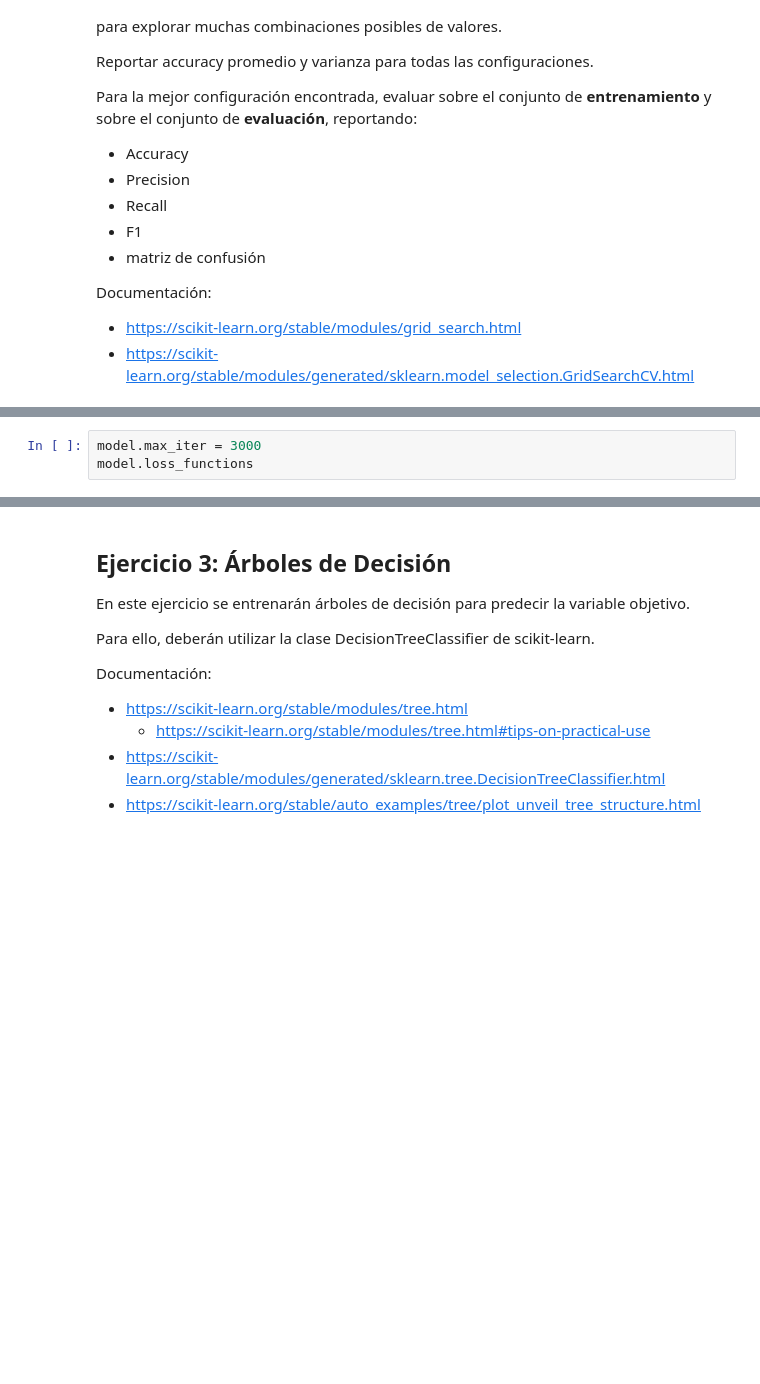
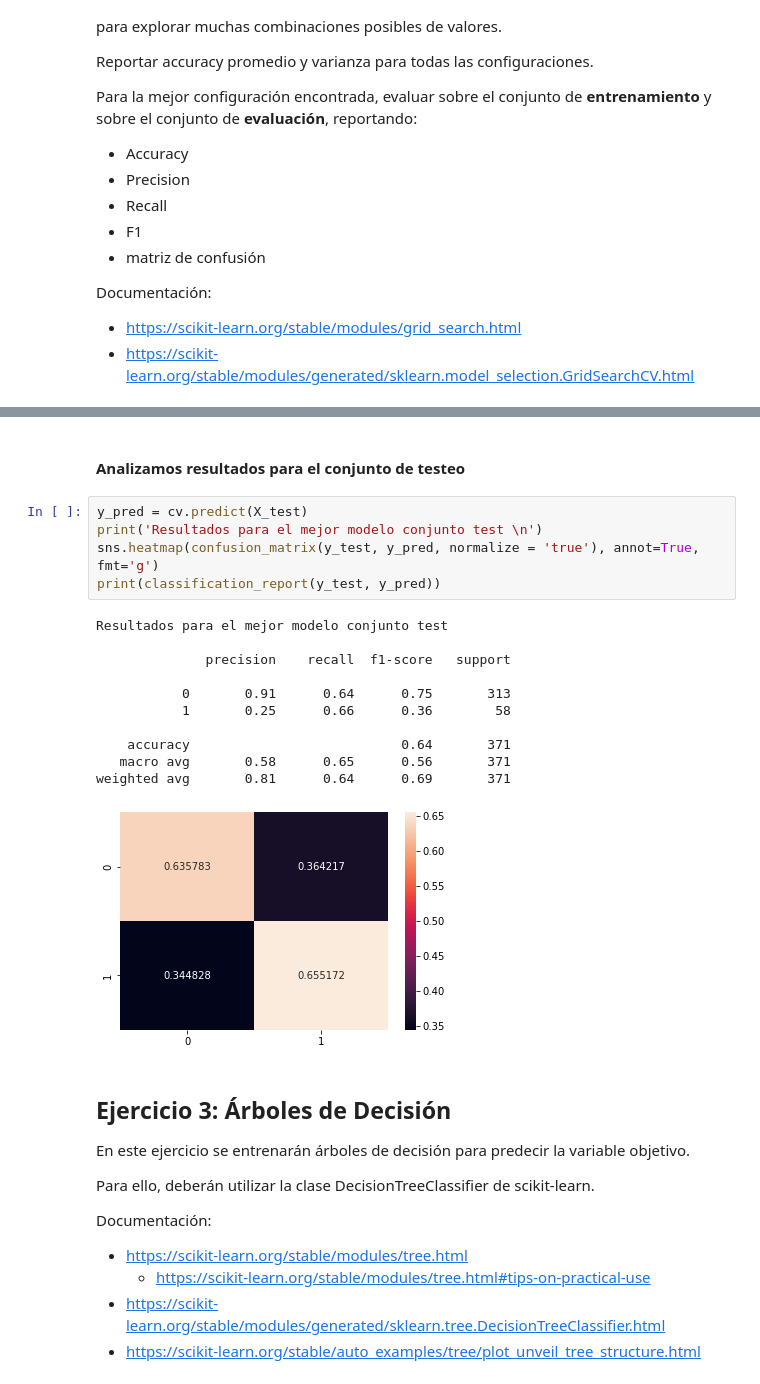
Before and after one commit to donlucas1/Grupo10, a Jupyter notebook: introml/Grupo_10_IntroML_Entregable_Parte_2.ipynb, the cells around one changed output, grey strips where cells are left out. Saved outputs shown, nothing was run; the diff lists cells and outputs as text; blank space fills up the shorter version.

```diff
--- a/introml/Grupo_10_IntroML_Entregable_Parte_2.ipynb
+++ b/introml/Grupo_10_IntroML_Entregable_Parte_2.ipynb
@@ -315,3 +175,0 @@ model.get_params()
-# %%
-model.max_iter = 3000
-model.loss_functions
@@ -567,3 +247,22 @@ ax.set(ylabel="Predicted Label", xlabel="True Label")
+# %% [markdown]
+#### Analizamos resultados para el conjunto de testeo
+# %%
+y_pred = cv.predict(X_test)
+print('Resultados para el mejor modelo conjunto test \n')
+sns.heatmap(confusion_matrix(y_test, y_pred, normalize = 'true'), annot=True, fmt='g')
+print(classification_report(y_test, y_pred))
+# %% [output]
+Resultados para el mejor modelo conjunto test
+
+              precision    recall  f1-score   support
+
+           0       0.91      0.64      0.75       313
+           1       0.25      0.66      0.36        58
+
+    accuracy                           0.64       371
+   macro avg       0.58      0.65      0.56       371
+weighted avg       0.81      0.64      0.69       371
+[figure, added]
 # %% [markdown]
 ## Ejercicio 3: Árboles de Decisión
 
```
Also changed, not shown: parts of 81 cells of this notebook, 1 other file.
